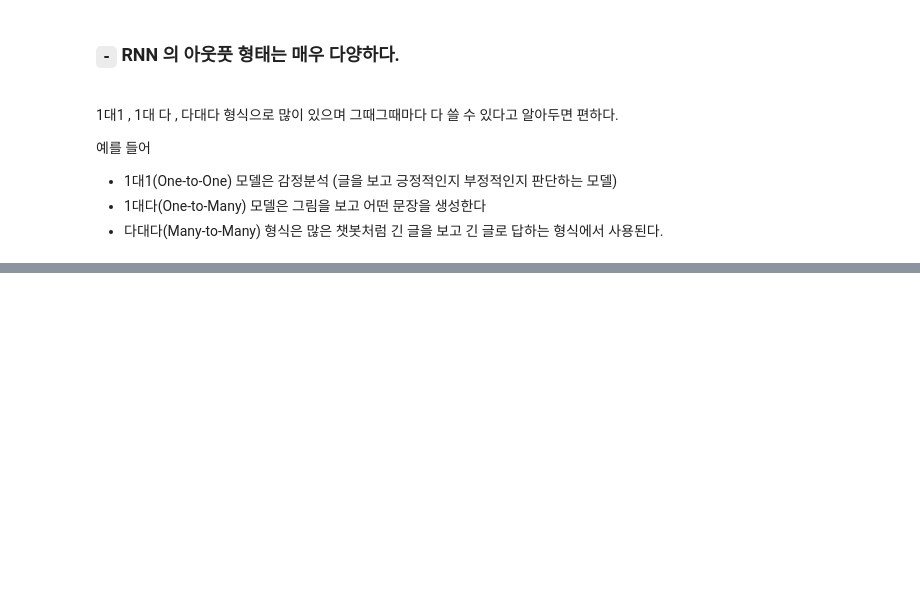
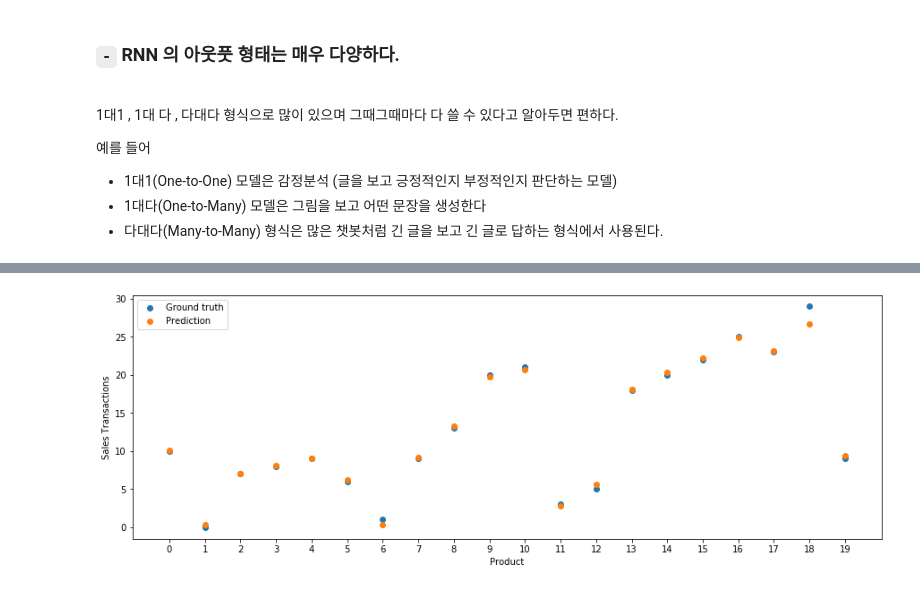
Before and after one commit to Pogjunan/DeeplearningwithPytorch, a Jupyter notebook: [11] RNN.ipynb, the cells around one changed output, grey strips where cells are left out. Cells and saved outputs as stored; diff of their text form; code cells hidden in the pictures; blank space fills up the shorter version.

```diff
--- a/[11] RNN.ipynb
+++ b/[11] RNN.ipynb
@@ -81,0 +230,5 @@ LSTM 을 보면 C 는 지속적으로 진행되는 `long-term line` 으로 누
+# %%
+data_train = data.iloc[:,:-1]
+inputs = torch.Tensor(data_train.values).unsqueeze(1)
+targets = data_train.shift(-1, axis="columns", fill_value=data.iloc[:,-1]).astype(dtype = "float32") #fill_values 의 scalar 문제 발생?
+targets = torch.Tensor(targets.values)
@@ -81,0 +297,13 @@ LSTM 을 보면 C 는 지속적으로 진행되는 `long-term line` 으로 누
+# %%
+x_range = range(len(data))
+target = data.iloc[:,-1].values.reshape(len(data),1)
+plt.figure(figsize=(15,5))
+plt.scatter(x_range[:20], target[:20])
+plt.scatter(x_range[:20], pred.detach().numpy()[:20])
+plt.legend(["Ground truth", "Prediction"])
+plt.xlabel("Product")
+plt.ylabel("Sales Transactions")
+plt.xticks(range(0, 20))
+plt.show()
+# %% [output]
+[figure, added]
```
Also changed, not shown: parts of 22 cells of this notebook, 1 other file.
